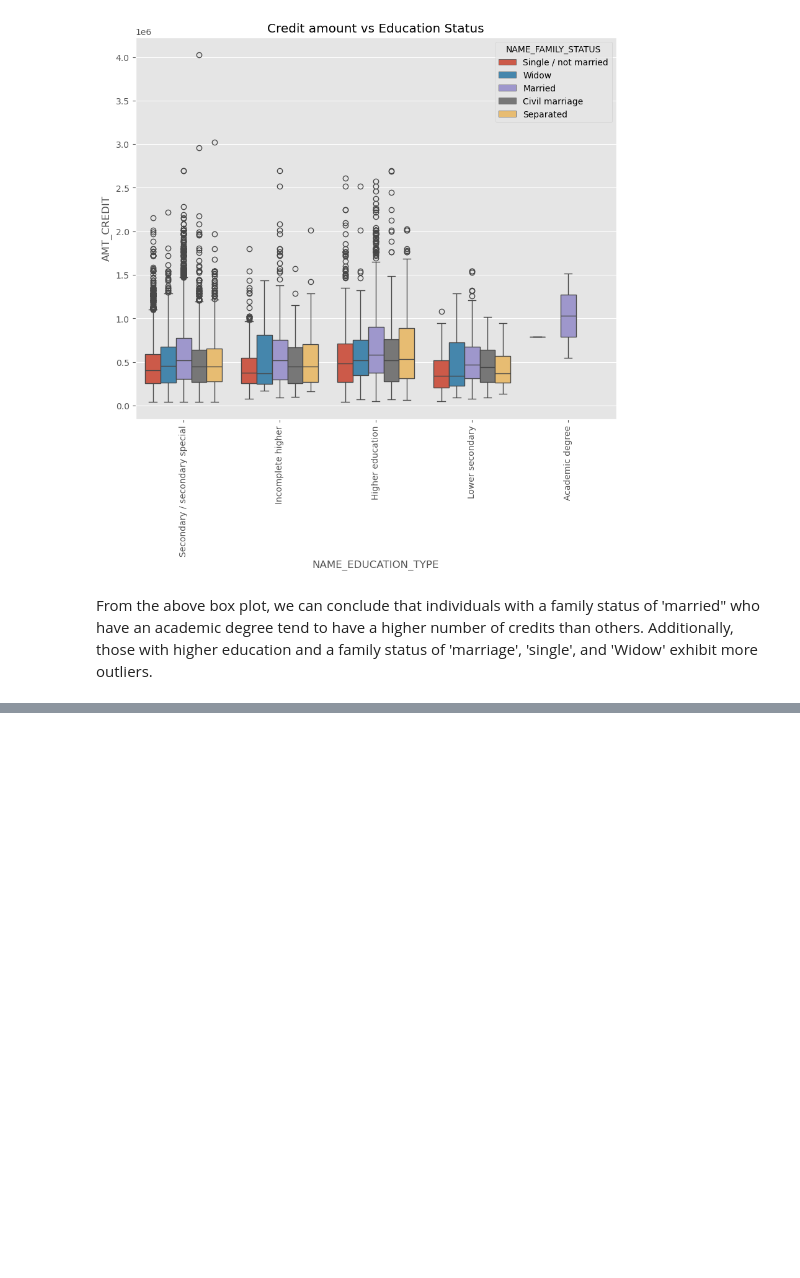
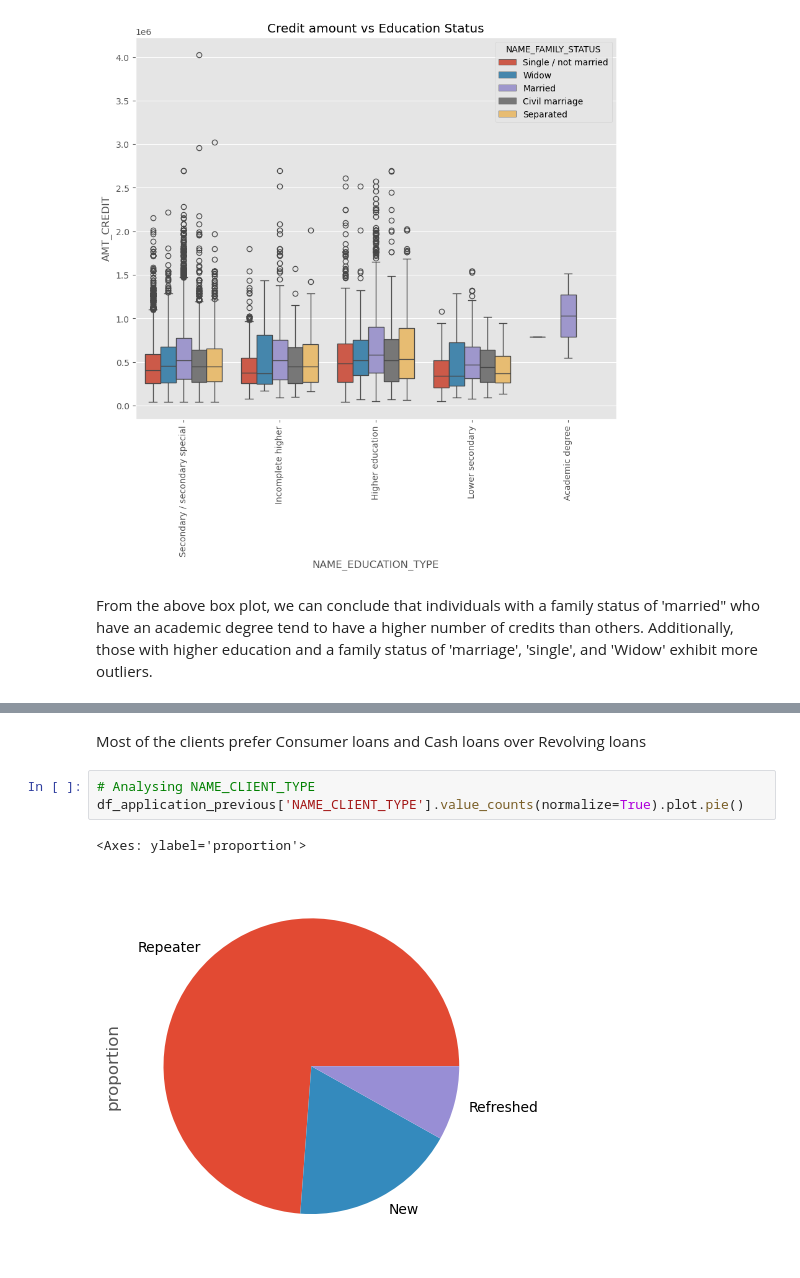
Before and after one commit to PrakNew/UpGrad, a Jupyter notebook: Credit EDA Case Study/credit-eda-case-study.ipynb, the cells around one changed output, grey strips where cells are left out. Saved outputs shown, nothing was run; the diff lists cells and outputs as text; blank space fills up the shorter version.

```diff
--- a/Credit EDA Case Study/credit-eda-case-study.ipynb
+++ b/Credit EDA Case Study/credit-eda-case-study.ipynb
@@ -848,0 +879,8 @@ From the above box plot, we can conclude that individuals with a family status o
+# %% [markdown]
+Most of the clients prefer Consumer loans and Cash loans over Revolving loans
+# %%
+# Analysing NAME_CLIENT_TYPE
+df_application_previous['NAME_CLIENT_TYPE'].value_counts(normalize=True).plot.pie()
+# %% [output]
+<Axes: ylabel='proportion'>
+[figure, added]
```
Also changed, not shown: parts of 27 cells of this notebook.
